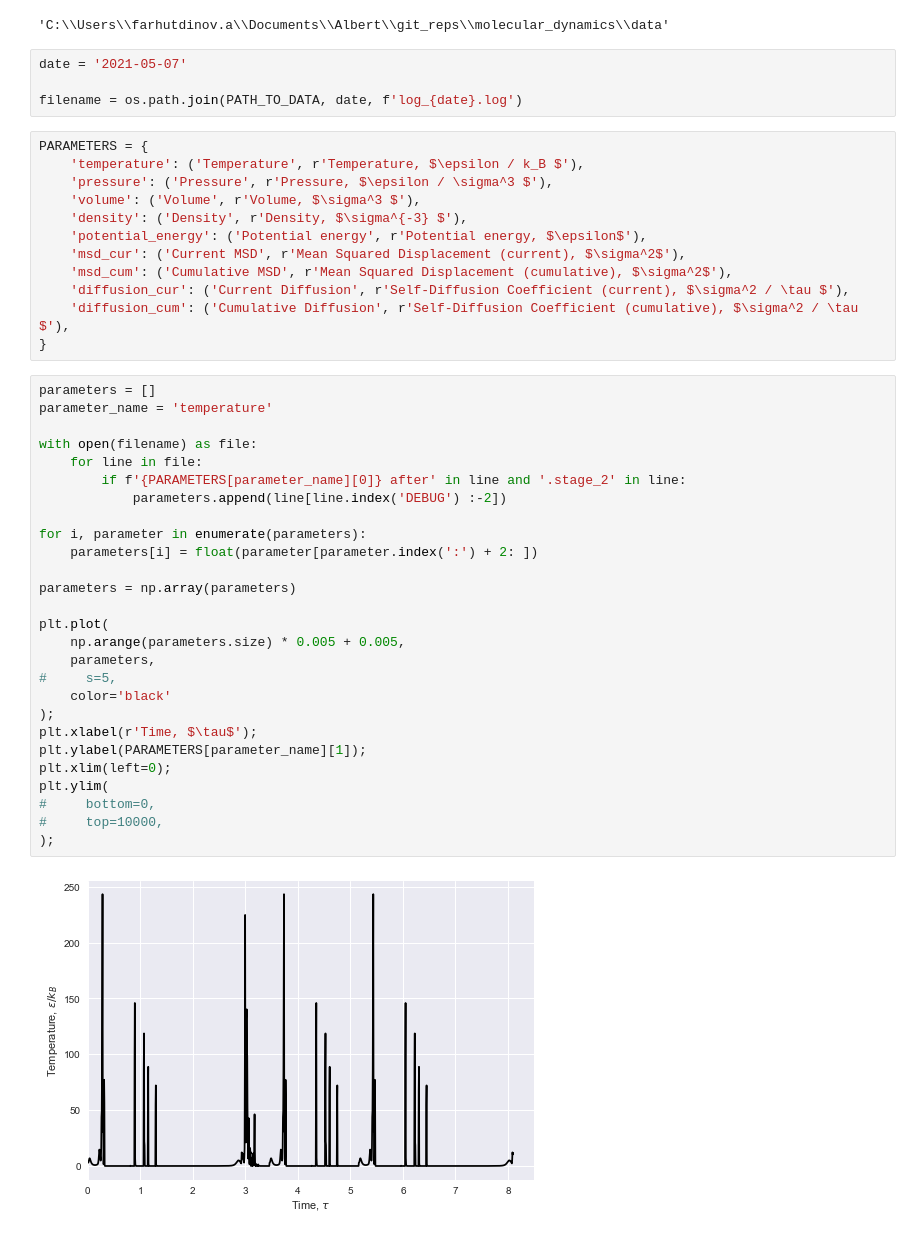
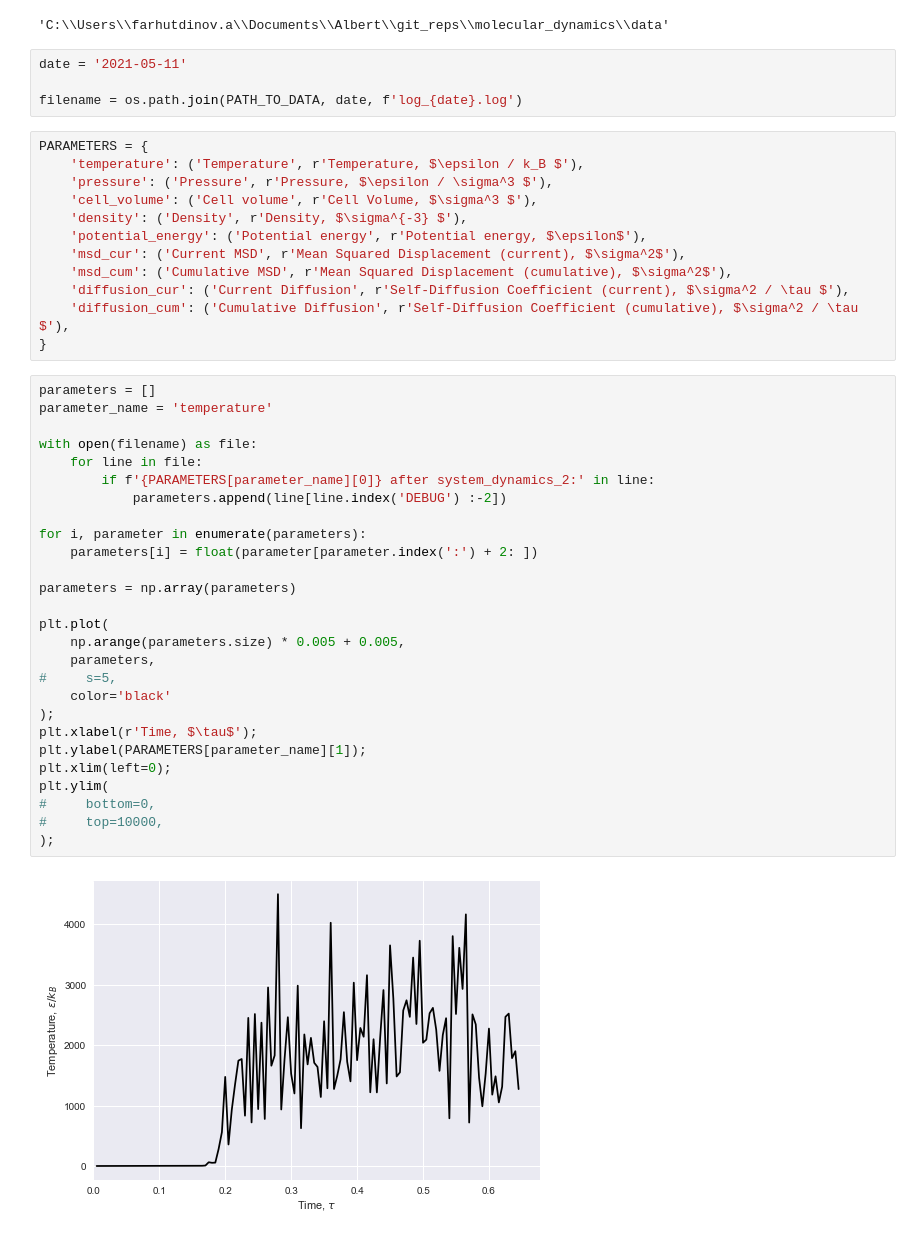
Before and after one commit to AlbertFarkhutdinov/molecular_dynamics, a Jupyter notebook: notebooks/parameter_from_log.ipynb, the cells around one changed output. Cells and saved outputs as stored; diff of their text form.

```diff
--- a/notebooks/parameter_from_log.ipynb
+++ b/notebooks/parameter_from_log.ipynb
@@ -16,14 +16,14 @@ PATH_TO_DATA
 # %% [output]
 'C:\\Users\\farhutdinov.a\\Documents\\Albert\\git_reps\\molecular_dynamics\\data'
 # %%
-date = '2021-05-07'
+date = '2021-05-11'
 
 filename = os.path.join(PATH_TO_DATA, date, f'log_{date}.log')
 # %%
 PARAMETERS = {
     'temperature': ('Temperature', r'Temperature, $\epsilon / k_B $'),
     'pressure': ('Pressure', r'Pressure, $\epsilon / \sigma^3 $'),
-    'volume': ('Volume', r'Volume, $\sigma^3 $'),
+    'cell_volume': ('Cell volume', r'Cell Volume, $\sigma^3 $'),
     'density': ('Density', r'Density, $\sigma^{-3} $'),
     'potential_energy': ('Potential energy', r'Potential energy, $\epsilon$'),
     'msd_cur': ('Current MSD', r'Mean Squared Displacement (current), $\sigma^2$'),
@@ -34,32 +34,32 @@ PARAMETERS = {
 # %%
 parameters = []
 parameter_name = 'temperature'
 
 with open(filename) as file:
     for line in file:
-        if f'{PARAMETERS[parameter_name][0]} after' in line and '.stage_2' in line:
+        if f'{PARAMETERS[parameter_name][0]} after system_dynamics_2:' in line:
             parameters.append(line[line.index('DEBUG') :-2])
 
 for i, parameter in enumerate(parameters):
     parameters[i] = float(parameter[parameter.index(':') + 2: ])
 
 parameters = np.array(parameters)
 
 plt.plot(
     np.arange(parameters.size) * 0.005 + 0.005,
     parameters,
 #     s=5,
     color='black'
 );
 plt.xlabel(r'Time, $\tau$');
 plt.ylabel(PARAMETERS[parameter_name][1]);
 plt.xlim(left=0);
 plt.ylim(
 #     bottom=0,
 #     top=10000,
 );
 # %% [output]
-[figure, old version]
+[figure, new version]
 # %%
 parameters = []
 parameter_name = 'pressure'
```
Also changed, not shown: parts of 3 cells of this notebook.
